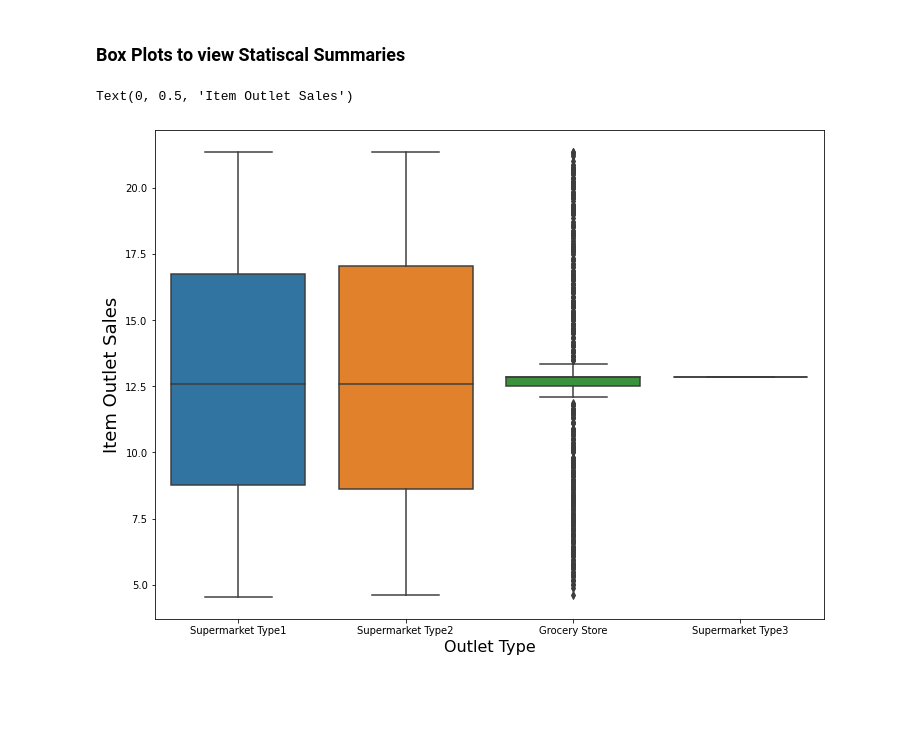
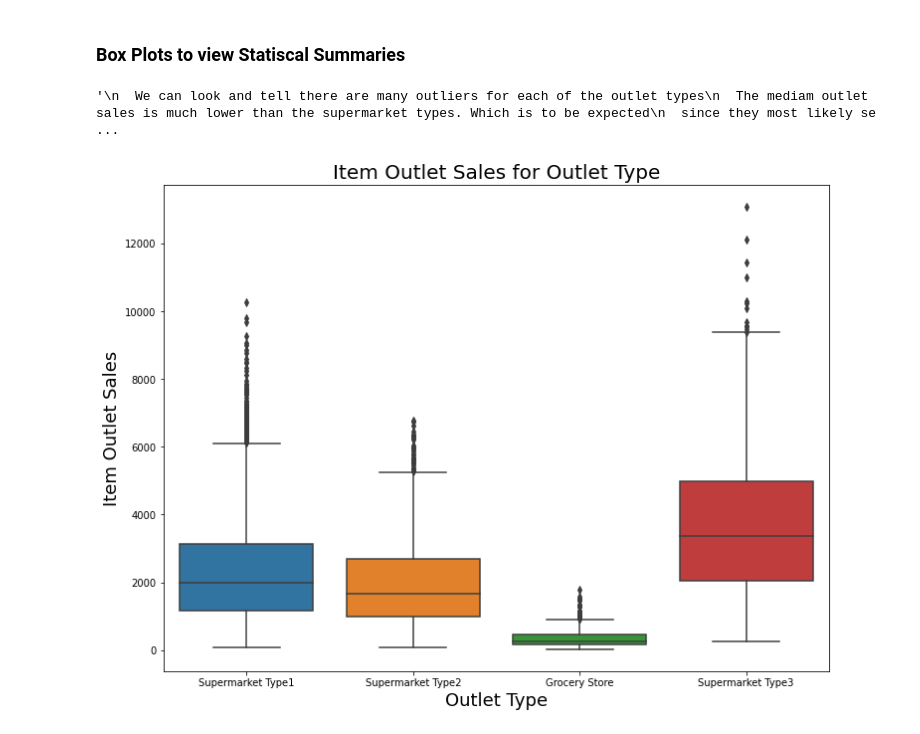
Before and after one commit to rvtovar/sales_predictions, a Jupyter notebook: sales_predictions.ipynb, the cells around one changed output. Cells and saved outputs as stored; diff of their text form; code cells hidden in the pictures; blank space fills up the shorter version.

```diff
--- a/sales_predictions.ipynb
+++ b/sales_predictions.ipynb
@@ -208,13 +228,19 @@ Text(0.5, 0, 'Item MRP')
 # %%
 # Box plot of item outlet sales and Item Type
 
 plt.figure(figsize=(12,9))
-sns.boxplot(data=df, x="Outlet_Type", y="Item_Weight", hue="Low_Fat_Content")
-plt.xlabel("Outlet Type", fontsize=16)
+sns.boxplot(data=df, x="Outlet_Type", y="Item_Outlet_Sales")
+plt.xlabel("Outlet Type", fontsize=18)
 plt.ylabel("Item Outlet Sales", fontsize=18)
+plt.title('Item Outlet Sales for Outlet Type', fontsize=20)
+
+ #We can look and tell there are many outliers for each of the outlet types
+  #The mediam outlet sales is much lower than the supermarket types. Which is to be expected
+  #since they most likely sell groceries. What i find interesting is type 2 has a lower median than type 1
+  #Which means type 2 sees less sales than type 1 and type 3.
 # %% [output]
-Text(0, 0.5, 'Item Outlet Sales')
+'\n  We can look and tell there are many outliers for each of the outlet types\n  The mediam outlet sales is much lower than the supermarket types. Which is to be expected\n  since they most likely se ...
-[figure, old version]
+[figure, new version]
 # %%
 plt.figure(figsize=(12,9))
 sns.boxplot(data=df, x="Item_Type", y="Item_Outlet_Sales")
```
Also changed, not shown: parts of 11 cells of this notebook.
